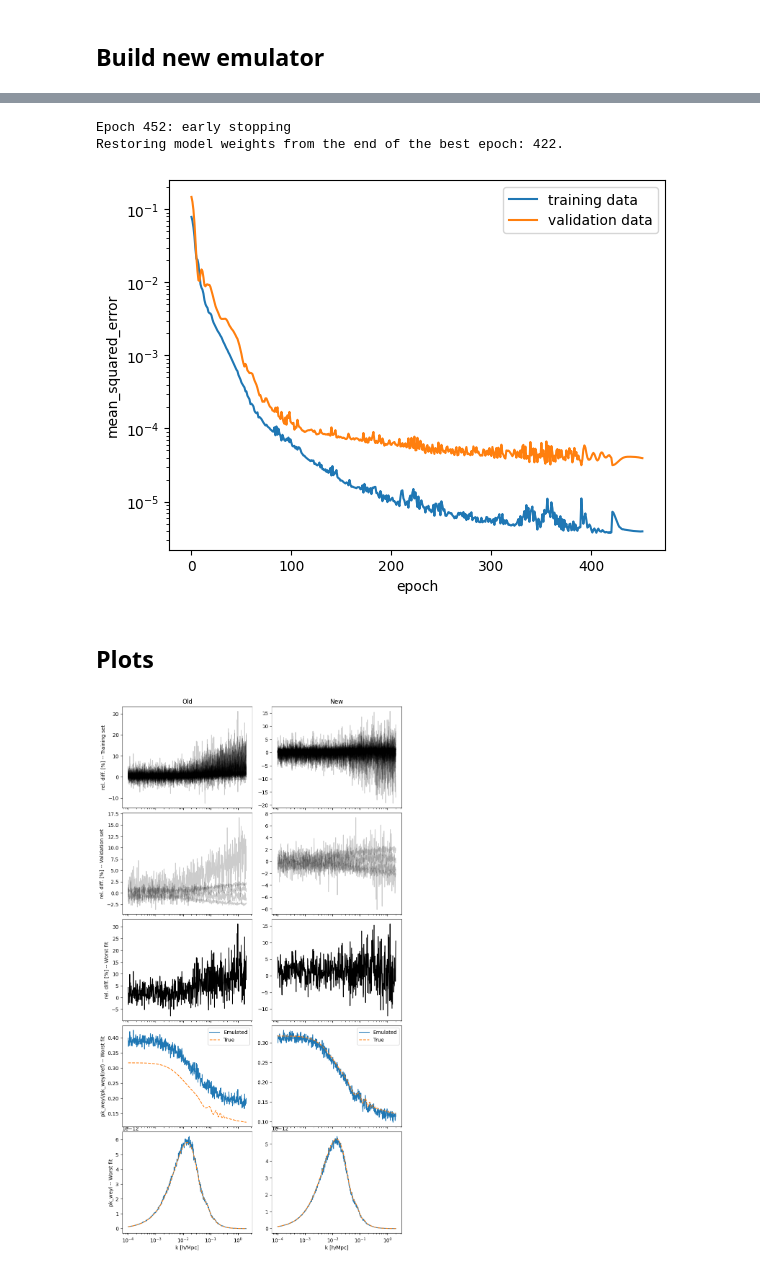
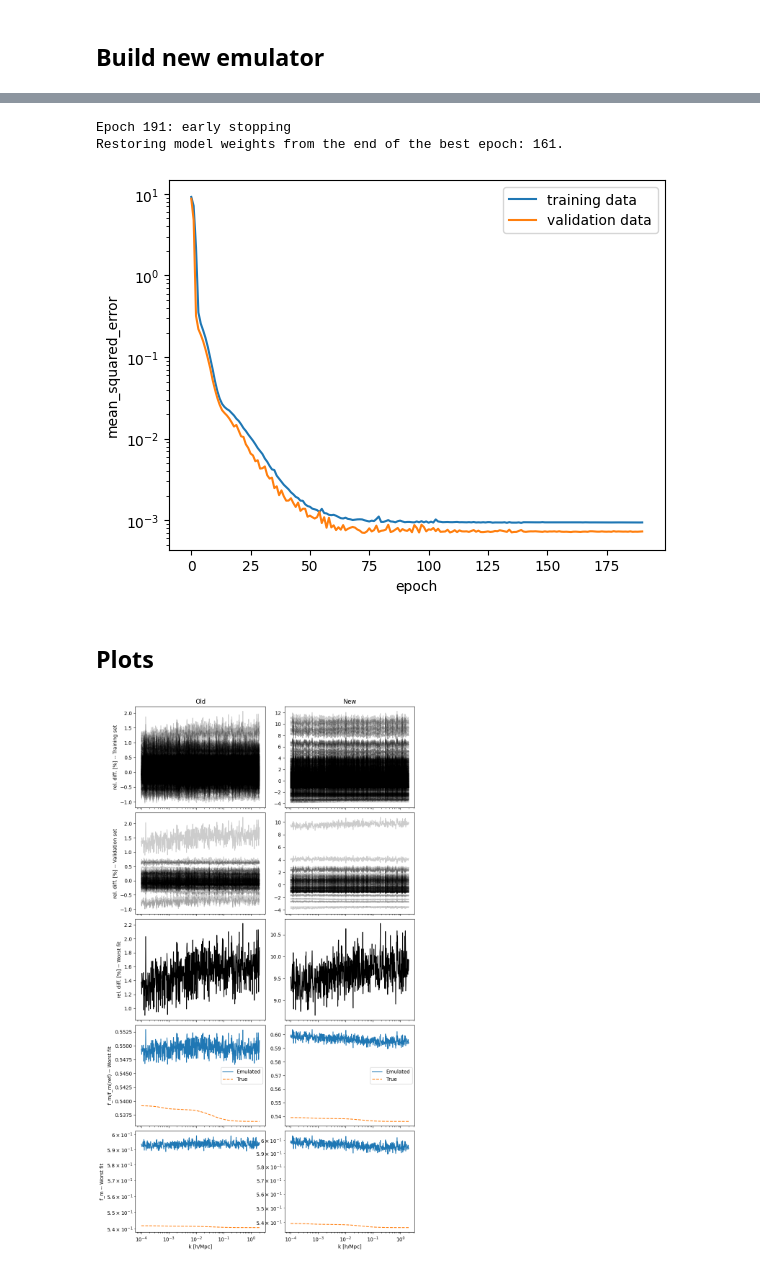
Before and after one commit to emiliobellini/emu_like, a Jupyter notebook: scripts/train_one_spectrum.ipynb, the cells around one changed output, grey strips where cells are left out. Cells and saved outputs as stored; diff of their text form; code cells hidden in the pictures.

Commit message:
updated training scripts

```diff
--- a/scripts/train_one_spectrum.ipynb
+++ b/scripts/train_one_spectrum.ipynb
@@ -14,7 +14,7 @@ def get_y(emu, x):
 
 def get_diff(emu, x, y):
     y_emu = get_y(emu, x)
-    diff =  100.*(y_emu/y-1)
+    diff =  y_emu/y-1
     return diff
 
 def get_derived(emu, data):
@@ -26,6 +26,10 @@ def get_derived(emu, data):
     }
     return derived
 
+def get_idx_max_diff(diff):
+    idx = np.argmax(np.mean(diff**2., axis=1))
+    return idx
+
 def get_ref(emu, data, idx_max):
     if emu.y_model.spectra[0].is_pk:
         z = data.x[idx_max, 0]
@@ -39,7 +56,7 @@ def get_ref(emu, data, idx_max):
 root_sample = '../output/lcdm_2D/sample/1000'
 root_train = '../output/lcdm_2D/train/1000'
 
-spectrum = 'pk_weyl'
+spectrum = 'f_m'
 # %%
 # Load dataset
 data = DataCollection().load(path=root_sample).get_one_y_dataset(spectrum)
@@ -126,9 +143,9 @@ emu.train(
     get_plot=True,
     )
 # %% [output]
-Epoch 452: early stopping
-Restoring model weights from the end of the best epoch: 422.
+Epoch 191: early stopping
+Restoring model weights from the end of the best epoch: 161.
-[figure, old version]
+[figure, new version]
 # %%
 derived = get_derived(emu, data)
 # %% [markdown]
@@ -137,8 +154,8 @@ derived = get_derived(emu, data)
 x_old = emu_old.y_model.k_ranges[0]
 x = emu.y_model.k_ranges[0]
 
-idx_max_old = np.argmax(np.max(np.abs(derived_old['diff']), axis=1))
-idx_max = np.argmax(np.max(np.abs(derived['diff']), axis=1))
+idx_max_old = get_idx_max_diff(derived_old['diff'])
+idx_max = get_idx_max_diff(derived['diff'])
 
 
 fig, ax = plt.subplots(nrows=5, ncols=2, figsize=(10., 20.), sharex=True, squeeze=False)
@@ -156,40 +173,42 @@ ax[-1, 0].set_xlabel('k [h/Mpc]')
 ax[-1, 1].set_xlabel('k [h/Mpc]')
 
 ax[-1, 0].set_xscale('log')
 ax[-1, 1].set_xscale('log')
 
+ax[-1, 0].set_yscale('log')
+ax[-1, 1].set_yscale('log')
 
 # Training set
-ax[0, 0].plot(x_old, derived_old['diff_train'].T, 'k-', alpha=0.2)
-ax[0, 1].plot(x, derived['diff_train'].T, 'k-', alpha=0.2)
+ax[0, 0].plot(x_old, derived_old['diff_train'].T*100., 'k-', alpha=0.2)
+ax[0, 1].plot(x, derived['diff_train'].T*100., 'k-', alpha=0.2)
 
 # Validation set
-ax[1, 0].plot(x_old, derived_old['diff_test'].T, 'k-', alpha=0.2)
-ax[1, 1].plot(x, derived['diff_test'].T, 'k-', alpha=0.2)
+ax[1, 0].plot(x_old, derived_old['diff_test'].T*100., 'k-', alpha=0.2)
+ax[1, 1].plot(x, derived['diff_test'].T*100., 'k-', alpha=0.2)
 
 # Worst fit, rel diff
-ax[2, 0].plot(x_old, derived_old['diff'][idx_max_old], 'k-')
-ax[2, 1].plot(x, derived['diff'][idx_max_old], 'k-')
+ax[2, 0].plot(x_old, derived_old['diff'][idx_max_old]*100., 'k-')
+ax[2, 1].plot(x, derived['diff'][idx_max_old]*100., 'k-')
 
 # Worst fit, P/P_ref
 ax[3, 0].plot(x_old, derived_old['y_emu'][idx_max_old], label='Emulated')
 ax[3, 0].plot(x_old, data.y[idx_max], '--', label='True')
 ax[3, 0].legend()
 ax[3, 1].plot(x, derived['y_emu'][idx_max], label='Emulated')
 ax[3, 1].plot(x, data.y[idx_max], '--', label='True')
 ax[3, 1].legend()
 
 # Worst fit, P
 ax[4, 0].plot(x_old, get_ref(emu_old, data, idx_max_old)*derived['y_emu'][idx_max_old])
 ax[4, 0].plot(x_old, get_ref(emu_old, data, idx_max_old)*data.y[idx_max_old], '--')
 ax[4, 1].plot(x, get_ref(emu, data, idx_max)*derived['y_emu'][idx_max])
 ax[4, 1].plot(x, get_ref(emu, data, idx_max)*data.y[idx_max], '--')
 
 
 plt.subplots_adjust(bottom=0.15, hspace=0.05, wspace=0.15)
 plt.show()
 # %% [output]
-[figure, old version]
+[figure, new version]
 # %%
 print('Old')
 for var, val in zip(data.x_names, data.x[idx_max_old]):
```
Also changed, not shown: parts of 8 cells of this notebook, 3 other files.
